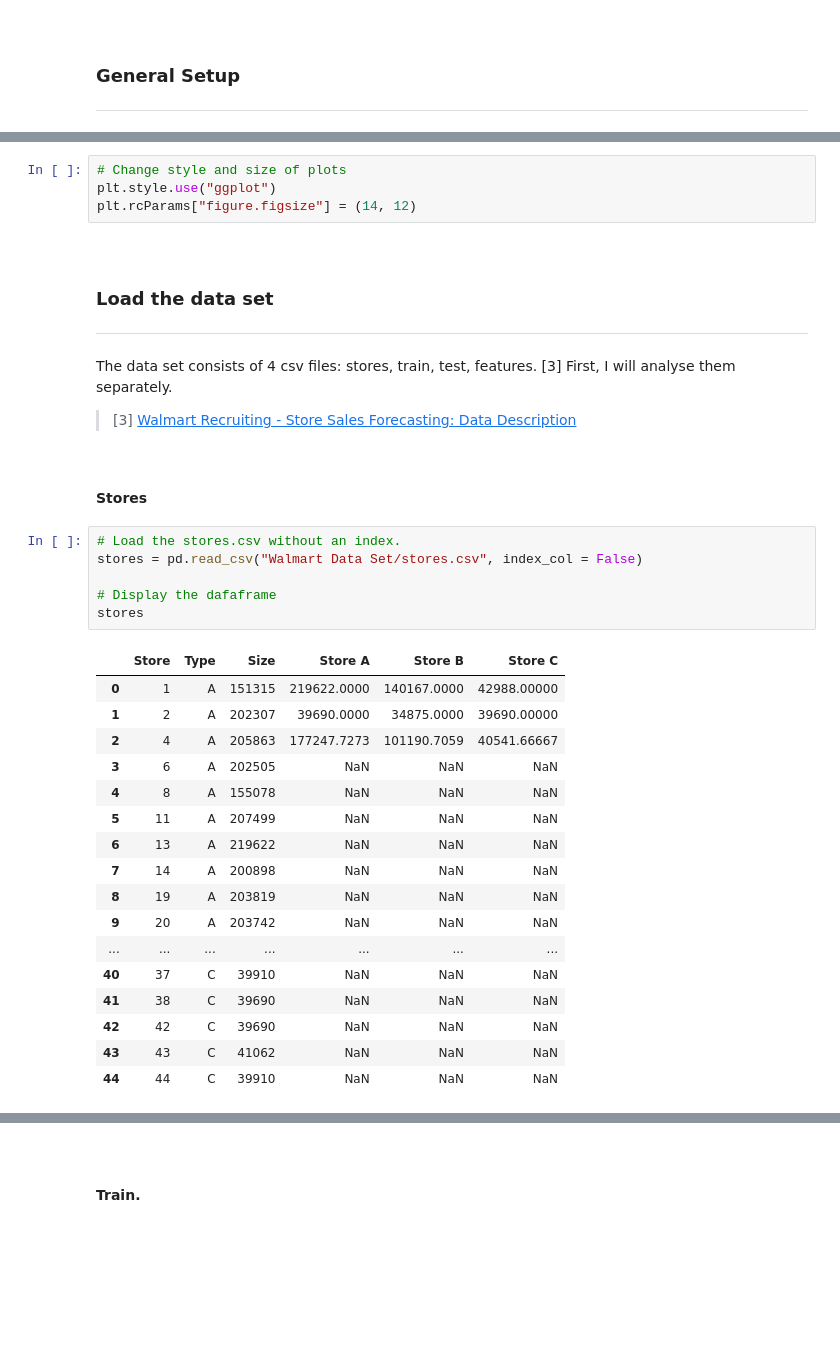
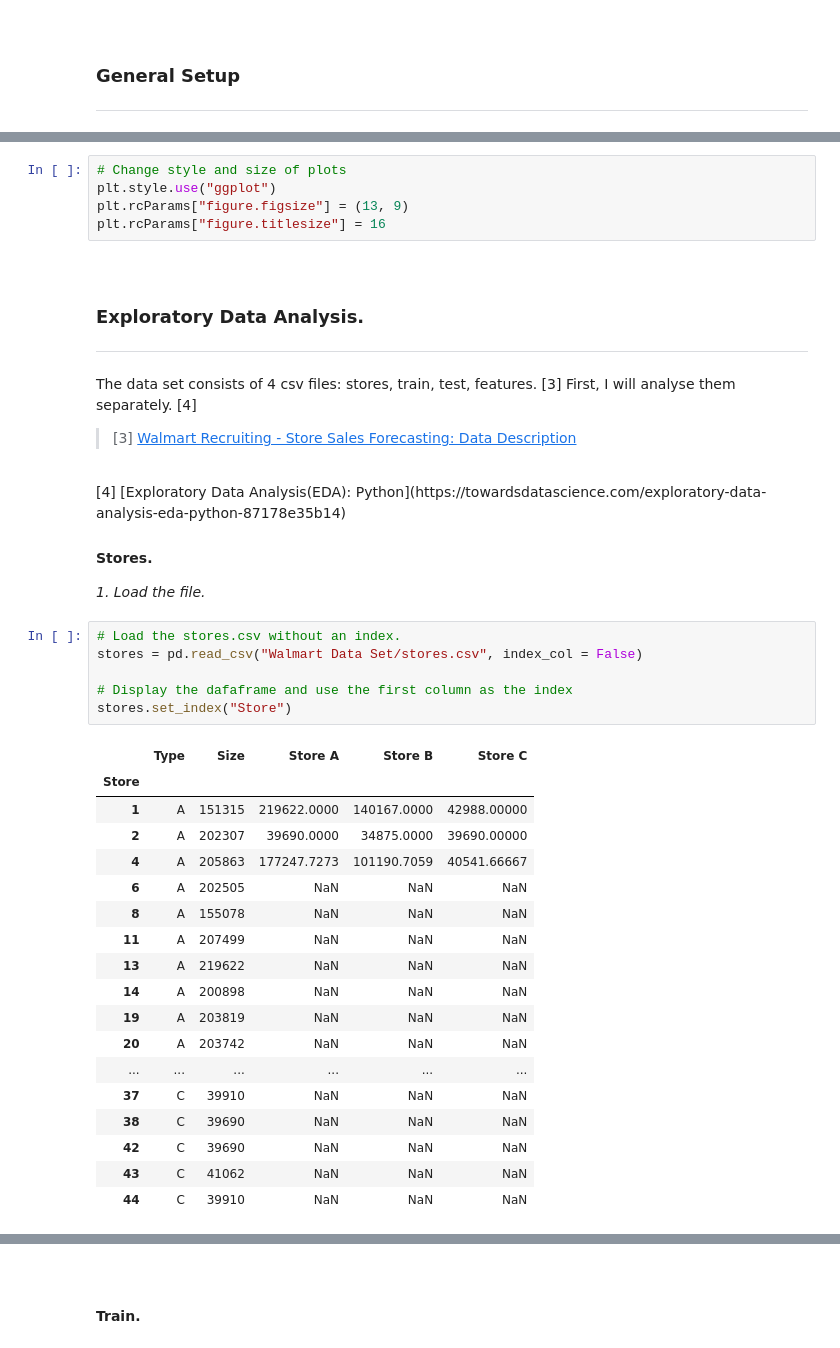
Before and after one commit to olgarozhdestvina/Sales-Forecasting, a Jupyter notebook: Sales Forecasting using Walmart Dataset.ipynb, the cells around one changed output, grey strips where cells are left out. Cells and saved outputs as stored; diff of their text form; blank space fills up the shorter version.

```diff
--- a/Sales Forecasting using Walmart Dataset.ipynb
+++ b/Sales Forecasting using Walmart Dataset.ipynb
@@ -34,42 +35,48 @@ import matplotlib.pyplot as plt
 # %%
 # Change style and size of plots
 plt.style.use("ggplot")
-plt.rcParams["figure.figsize"] = (14, 12)
+plt.rcParams["figure.figsize"] = (13, 9)
+plt.rcParams["figure.titlesize"] = 16
 # %% [markdown]
 <br>
 
-### Load the data set
+### Exploratory Data Analysis.
 ___
 
-The data set consists of 4 csv files: stores, train, test, features. [3] First, I will analyse them separately.
+The data set consists of 4 csv files: stores, train, test, features. [3] First, I will analyse them separately. [4]
 
 > [3] [Walmart Recruiting - Store Sales Forecasting: Data Description](https://www.kaggle.com/c/walmart-recruiting-store-sales-forecasting/data)
+<br>
+[4] [Exploratory Data Analysis(EDA): Python](https://towardsdatascience.com/exploratory-data-analysis-eda-python-87178e35b14)
 
 <br>
 
-#### Stores
+#### Stores.
+
+_1. Load the file._
 # %%
 # Load the stores.csv without an index.
 stores = pd.read_csv("Walmart Data Set/stores.csv", index_col = False)
 
-# Display the dafaframe
-stores
+# Display the dafaframe and use the first column as the index
+stores.set_index("Store")
 # %% [output]
-|  | Store | Type | Size | Store A | Store B | Store C |
-| 0 | 1 | A | 151315 | 219622.0000 | 140167.0000 | 42988.00000 |
-| 1 | 2 | A | 202307 | 39690.0000 | 34875.0000 | 39690.00000 |
-| 2 | 4 | A | 205863 | 177247.7273 | 101190.7059 | 40541.66667 |
-| 3 | 6 | A | 202505 | NaN | NaN | NaN |
-| 4 | 8 | A | 155078 | NaN | NaN | NaN |
-| 5 | 11 | A | 207499 | NaN | NaN | NaN |
-| 6 | 13 | A | 219622 | NaN | NaN | NaN |
-| 7 | 14 | A | 200898 | NaN | NaN | NaN |
-| 8 | 19 | A | 203819 | NaN | NaN | NaN |
-| 9 | 20 | A | 203742 | NaN | NaN | NaN |
-| ... | ... | ... | ... | ... | ... | ... |
-| 40 | 37 | C | 39910 | NaN | NaN | NaN |
-| 41 | 38 | C | 39690 | NaN | NaN | NaN |
-| 42 | 42 | C | 39690 | NaN | NaN | NaN |
-| 43 | 43 | C | 41062 | NaN | NaN | NaN |
-| 44 | 44 | C | 39910 | NaN | NaN | NaN |
+|  | Type | Size | Store A | Store B | Store C |
+| Store |  |  |  |  |  |
+| 1 | A | 151315 | 219622.0000 | 140167.0000 | 42988.00000 |
+| 2 | A | 202307 | 39690.0000 | 34875.0000 | 39690.00000 |
+| 4 | A | 205863 | 177247.7273 | 101190.7059 | 40541.66667 |
+| 6 | A | 202505 | NaN | NaN | NaN |
+| 8 | A | 155078 | NaN | NaN | NaN |
+| 11 | A | 207499 | NaN | NaN | NaN |
+| 13 | A | 219622 | NaN | NaN | NaN |
+| 14 | A | 200898 | NaN | NaN | NaN |
+| 19 | A | 203819 | NaN | NaN | NaN |
+| 20 | A | 203742 | NaN | NaN | NaN |
+| ... | ... | ... | ... | ... | ... |
+| 37 | C | 39910 | NaN | NaN | NaN |
+| 38 | C | 39690 | NaN | NaN | NaN |
+| 42 | C | 39690 | NaN | NaN | NaN |
+| 43 | C | 41062 | NaN | NaN | NaN |
+| 44 | C | 39910 | NaN | NaN | NaN |
 # %% [markdown]
```
Also changed, not shown: parts of 13 cells of this notebook.
